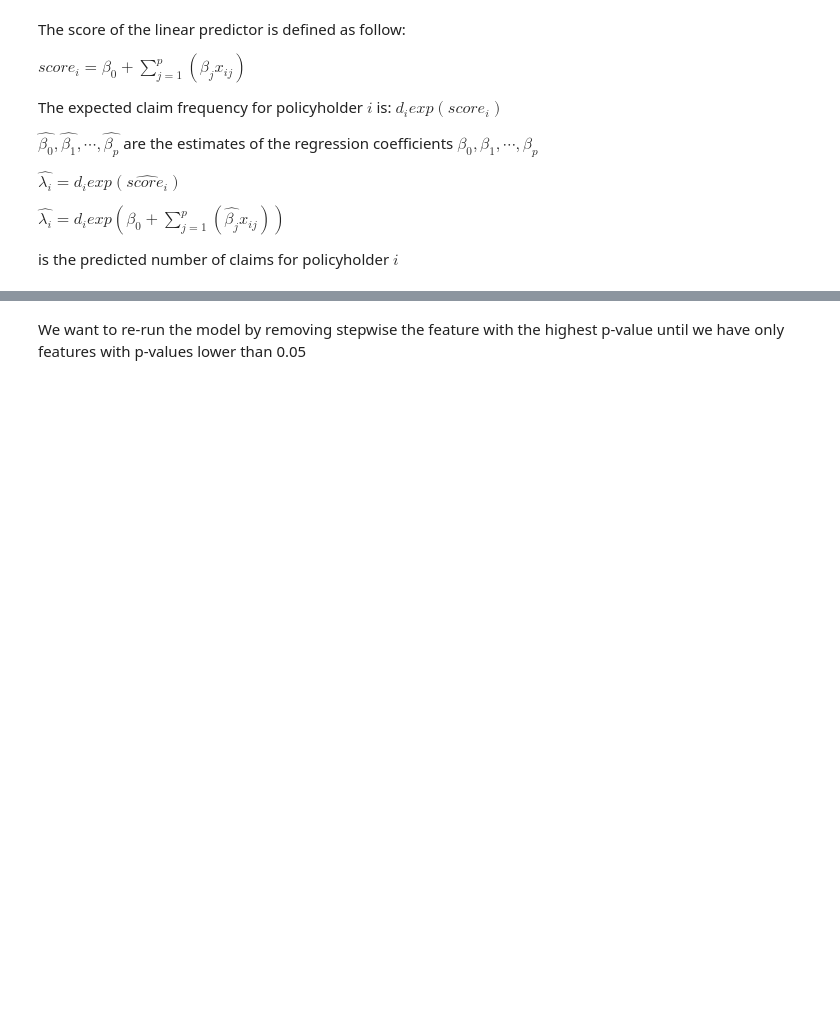
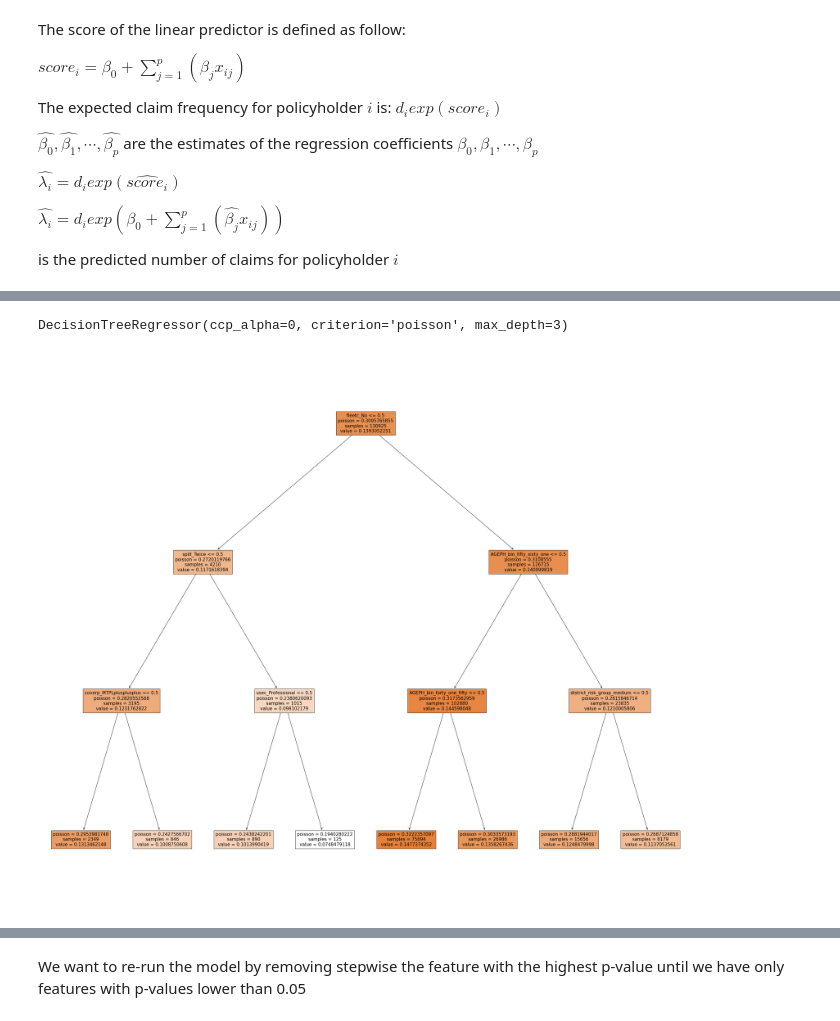
Before and after one commit to MarinoSanLorenzo/actuarial_ds, a Jupyter notebook: blog_post_main2.ipynb, the cells around one changed output, grey strips where cells are left out. Drawn from its saved outputs; the diff is of its cells as text; code cells hidden in the pictures; blank space fills up the shorter version.

Commit message:
regression trees importance feature

```diff
--- a/blog_post_main2.ipynb
+++ b/blog_post_main2.ipynb
@@ -664,5 +662,5 @@ DATASET.head(3)
 3 rows × 25 columns
 # %%
 claim_frequency, claim_amount = DATASET[claim_frequency_name], DATASET[claim_amount_name]
-X = DATASET.drop(columns=[claim_frequency_name, nb_claims_name, claim_amount_name])
-X_sev = DATASET_SEV.drop(columns=[nb_claims_name, claim_amount_name])
+X = DATASET.drop(columns=[claim_frequency_name, claim_amount_name])
+X_sev = DATASET_SEV.drop(columns=[claim_frequency_name, nb_claims_name])
@@ -728,0 +735,14 @@ poisson_tree.fit(x_train, y_train, sample_weight=exp_train)
+# %%
+x_train, x_test, y_train, y_test = train_test_split(X, claim_frequency,
+                                                    test_size=test_size,
+                                                    random_state=random_state,
+                                                   stratify=X[nb_claims_name])
+exp_train, exp_test = x_train[exposure_name], x_test[exposure_name]
+# %%
+x_train = x_train.drop(columns=[nb_claims_name, exposure_name])
+x_test = x_test.drop(columns=[nb_claims_name, exposure_name])
+# %%
+poisson_tree = DecisionTreeRegressor(criterion='poisson',max_depth=3, ccp_alpha=0)
+poisson_tree.fit(x_train, y_train, sample_weight=exp_train)
+# %% [output]
+DecisionTreeRegressor(ccp_alpha=0, criterion='poisson', max_depth=3)
@@ -728,0 +751,8 @@ poisson_tree.fit(x_train, y_train, sample_weight=exp_train)
+# %%
+fig = plt.figure(figsize=(40,35))
+_=tree.plot_tree(poisson_tree,
+                   feature_names=x_train.columns,
+                   filled=True,
+                precision=10)
+# %% [output]
+[figure, added]
```
Also changed, not shown: parts of 15 cells of this notebook, 2 other files.
